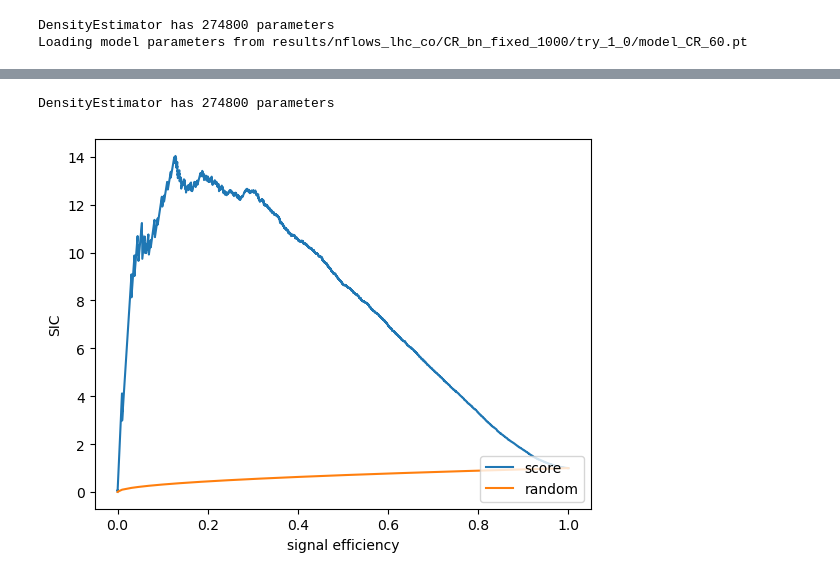
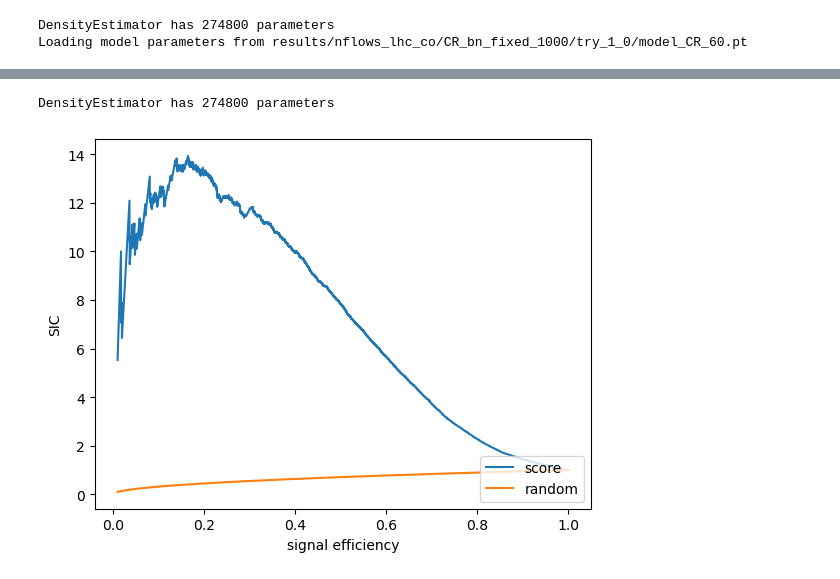
Before and after one commit to rd804/R-ANODE, a Jupyter notebook: notebooks/r_anode_test.ipynb, the cells around one changed output, grey strips where cells are left out. Drawn from its saved outputs; the diff is of its cells as text; code cells hidden in the pictures.

Commit message:
r_anode new model

```diff
--- a/notebooks/r_anode_test.ipynb
+++ b/notebooks/r_anode_test.ipynb
@@ -105,6 +103,8 @@ with open(f'results/{args.wandb_group}/{args.wandb_job_type}/{args.wandb_run_nam
 # load pre_parameters of CR
 with open(f'{args.CR_path}/pre_parameters.pkl', 'rb') as f:
     pre_parameters_CR = pickle.load(f)
+
+pre_parameters_SR = pre_parameters_CR
 # %%
 
 _, mask_CR = logit_transform(SR_data[:,1:-1], pre_parameters_CR['min'],
@@ -149,8 +138,8 @@ x_test_SR = preprocess_params_transform(x_test, pre_parameters_CR)
 # %%
 
 if not args.shuffle_split:
-    data_train_S, data_val_S = train_test_split(x_train_S, test_size=0.2, random_state=args.seed)
-    data_train_B, data_val_B = train_test_split(x_train_B, test_size=0.2, random_state=args.seed)
+    data_train_S, data_val_S = train_test_split(x_train_S, test_size=0.5, random_state=args.seed)
+    data_train_B, data_val_B = train_test_split(x_train_B, test_size=0.5, random_state=args.seed)
 
 else:
     ss_data = ShuffleSplit(n_splits=20, test_size=0.5, random_state=22)
@@ -163,7 +152,11 @@ else:
             data_train_B, data_val_B = x_train_B[train_index], x_train_B[test_index]
             break
 
+#data_train_B = x_train_B
+#data_val_B = x_train_B
 
+#data_train_S = x_train_S
+#data_val_S = x_train_S
 
 #x_test = preprocess_params_transform(_x_test, pre_parameters)
 
@@ -213,5 +206,5 @@ valloader = torch.utils.data.DataLoader(val_tensor, batch_size=test_batch_size,
 
 
 
-model_S = DensityEstimator(args.S_config_file, eval_mode=False, device=device)
+#model_S = DensityEstimator(args.S_config_file, eval_mode=False, device=device)
 # %% [output]
@@ -266,6 +364,8 @@ all_data = np.vstack((train_data, val_data))
 # %%
 # one cycle lr scheduler
-epochs = 50
-optimizer = torch.optim.AdamW(model_S.model.parameters())
-scheduler = torch.optim.lr_scheduler.OneCycleLR(model_S.optimizer, max_lr=0.01, steps_per_epoch=len(trainloader), epochs=50)
+epochs = 100
+#optimizer = torch.optim.AdamW(model_S.model.parameters())
+optimizer = torch.optim.AdamW(model_S.parameters())
+#scheduler = torch.optim.lr_scheduler.CosineAnnealingWarmRestarts(optimizer, T_0=10, T_mult=2, eta_min=1e-6, last_epoch=-1)
+scheduler = torch.optim.lr_scheduler.OneCycleLR(optimizer, max_lr=0.001, steps_per_epoch=len(trainloader), epochs=epochs, anneal_strategy='linear')
 # %%
@@ -386,3 +521,5 @@ AttributeError: 'BatchNormFlow' object has no attribute 'batch_mean'
+# %%
+testloader = torch.utils.data.DataLoader(testtensor_S, batch_size=test_batch_size, shuffle=False)
 # %%
 
 
@@ -406,11 +543,17 @@ else:
     sorted_index = np.argsort(valloss).flatten()[0:10]
     for index in sorted_index:
 
-        model_S.model.load_state_dict(torch.load(f'results/{args.wandb_group}/{args.wandb_job_type}/{args.wandb_run_name}/model_S_{index}.pt'))
+        model_S.load_state_dict(torch.load(f'results/{args.wandb_group}/{args.wandb_job_type}/{args.wandb_run_name}/model_S_{index}.pt'))
 
-        model_S.model.eval()
-        log_S_ = evaluate_log_prob(model_S.model, testtensor_S,
-                                    pre_parameters['SR'], transform = True).cpu().detach().numpy()
+        model_S.eval()
+        log_S_ = []
+        for i, data in enumerate(testloader):
+                log_S_.extend(model_S.log_prob(data[:,1:-1],context=data[:,0].reshape(-1,1)).cpu().detach().numpy().tolist())
+
+        #log_S_ = evaluate_log_prob(model_S.model, testtensor_S,
+                                    #pre_parameters['SR'], transform = True).cpu().detach().numpy()
+
+
         log_S.append(log_S_)
 
     log_S = np.array(log_S)
@@ -425,7 +568,7 @@ if args.mode_background == 'train' or args.mode_background == 'pretrained':
 test_data = inverse_transform(testtensor_S, pre_parameters['SR']).cpu().detach().numpy()
 label_test = test_data[:,-1]
 
-model_S.model.eval()
+model_S.eval()
 
 train_data = inverse_transform(traintensor_S, pre_parameters['SR']).cpu().detach().numpy()
 val_data = inverse_transform(valtensor_S, pre_parameters['SR']).cpu().detach().numpy()
@@ -460,33 +603,37 @@ log_B = np.mean(log_B, axis=0)
 likelihood_ = log_S - log_B
 likelihood = np.nan_to_num(likelihood_, nan=0, posinf=0, neginf=0)
 
+mask = ~ (np.isnan(likelihood) | np.isinf(likelihood))
 
-sic_score , tpr_score , auc_score = SIC(label_test, likelihood)
+likelihood = likelihood[mask]
+label_test_masked = label_test[mask]
+
+sic_score , tpr_score , auc_score = SIC(label_test_masked, likelihood)
 
 figure = plt.figure()
 
 plt.plot(tpr_score, sic_score, label='score')
 plt.plot(tpr_score, tpr_score**0.5, label='random')
 plt.xlabel('signal efficiency')
 plt.ylabel('SIC')
 
 plt.legend(loc='lower right')
 if args.wandb:
     wandb.log({'SIC': wandb.Image(figure)})
     wandb.log({'AUC': auc_score, 'max SIC': np.max(sic_score)})
 
 plt.savefig(f'results/{args.wandb_group}/{args.wandb_job_type}/{args.wandb_run_name}/SIC.png')
 plt.show()
 
 
 # check density estimation
 
 
 np.save(f'results/{args.wandb_group}/{args.wandb_job_type}/{args.wandb_run_name}/valloss.npy', valloss)
 np.save(f'results/{args.wandb_group}/{args.wandb_job_type}/{args.wandb_run_name}/trainloss.npy', trainloss)
 
 if args.wandb:
     wandb.finish()
 # %% [output]
 DensityEstimator has 274800 parameters
-[figure, old version]
+[figure, new version]
```
Also changed, not shown: parts of 18 cells of this notebook, 2 other files.
